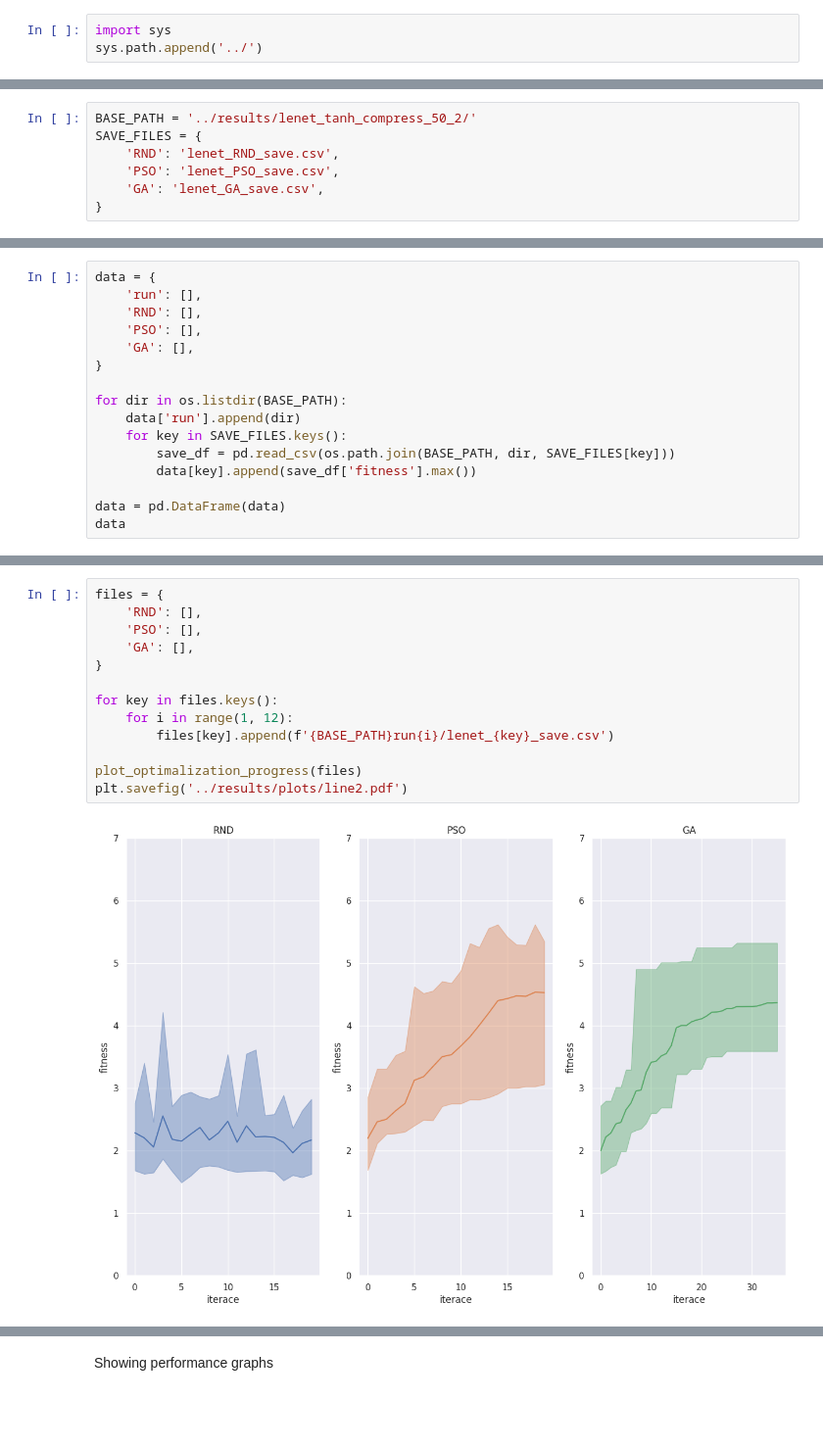
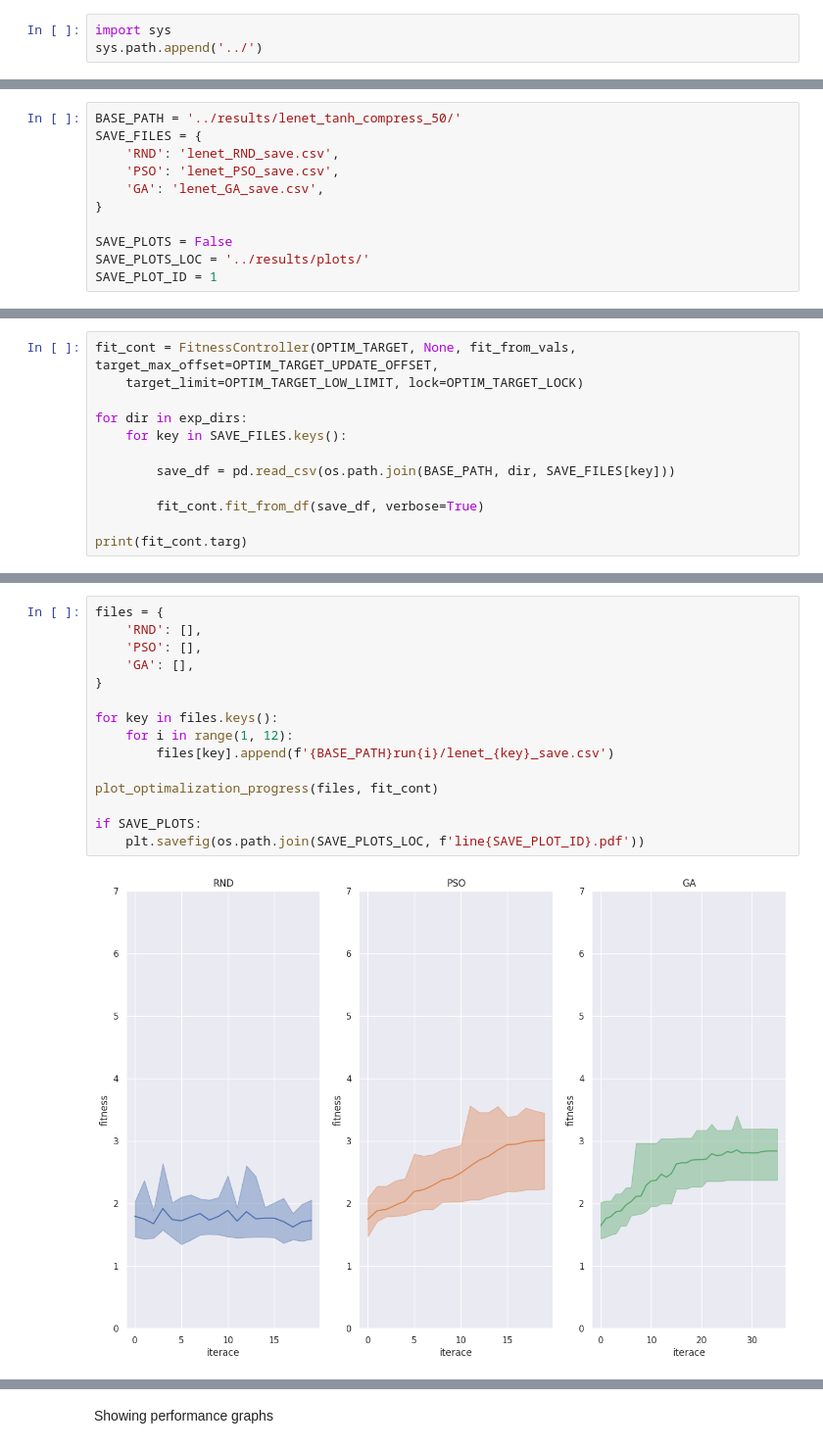
Before and after one commit to xcoupe01/nn_weight_share_optimization, a Jupyter notebook: notebooks/lenet_compression_compare.ipynb, the cells around one changed output, grey strips where cells are left out. Shown: that part at 98% size. Drawn from its saved outputs; the diff is of its cells as text; blank space fills up the shorter version.

```diff
--- a/notebooks/lenet_compression_compare.ipynb
+++ b/notebooks/lenet_compression_compare.ipynb
@@ -14,7 +17,11 @@ Loading data
 # %%
-BASE_PATH = '../results/lenet_tanh_compress_50_2/'
+BASE_PATH = '../results/lenet_tanh_compress_50/'
 SAVE_FILES = {
     'RND': 'lenet_RND_save.csv',
     'PSO': 'lenet_PSO_save.csv',
     'GA': 'lenet_GA_save.csv',
 }
+
+SAVE_PLOTS = False
+SAVE_PLOTS_LOC = '../results/plots/'
+SAVE_PLOT_ID = 1
@@ -20,0 +74,12 @@ SAVE_FILES = {
+# %%
+fit_cont = FitnessController(OPTIM_TARGET, None, fit_from_vals, target_max_offset=OPTIM_TARGET_UPDATE_OFFSET,
+    target_limit=OPTIM_TARGET_LOW_LIMIT, lock=OPTIM_TARGET_LOCK)
+
+for dir in exp_dirs:
+    for key in SAVE_FILES.keys():
+
+        save_df = pd.read_csv(os.path.join(BASE_PATH, dir, SAVE_FILES[key]))
+
+        fit_cont.fit_from_df(save_df, verbose=True)
+
+print(fit_cont.targ)
@@ -98,16 +122,0 @@ data2
-# %%
-data = {
-    'run': [],
-    'RND': [],
-    'PSO': [],
-    'GA': [],
-}
-
-for dir in os.listdir(BASE_PATH):
-    data['run'].append(dir)
-    for key in SAVE_FILES.keys():
-        save_df = pd.read_csv(os.path.join(BASE_PATH, dir, SAVE_FILES[key]))
-        data[key].append(save_df['fitness'].max())
-
-data = pd.DataFrame(data)
-data
@@ -136,15 +136,17 @@ graph.get_figure().savefig('../results/plots/box2.pdf')
 # %%
 files = {
     'RND': [],
     'PSO': [],
     'GA': [],
 }
 
 for key in files.keys():
     for i in range(1, 12):
         files[key].append(f'{BASE_PATH}run{i}/lenet_{key}_save.csv')
 
-plot_optimalization_progress(files)
-plt.savefig('../results/plots/line2.pdf')
+plot_optimalization_progress(files, fit_cont)
+
+if SAVE_PLOTS:
+    plt.savefig(os.path.join(SAVE_PLOTS_LOC, f'line{SAVE_PLOT_ID}.pdf'))
 # %% [output]
-[figure, old version]
+[figure, new version]
```
Also changed, not shown: parts of 27 cells of this notebook, 22 other files.
